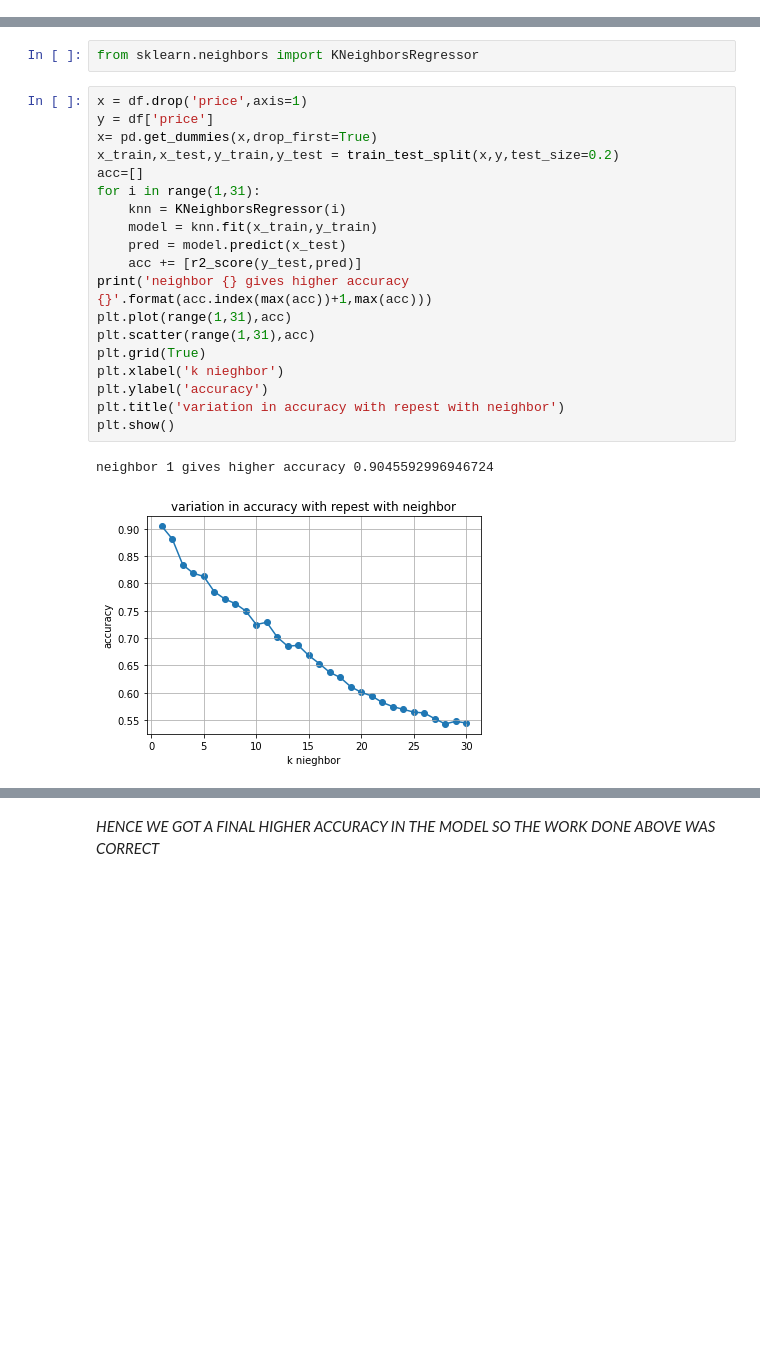
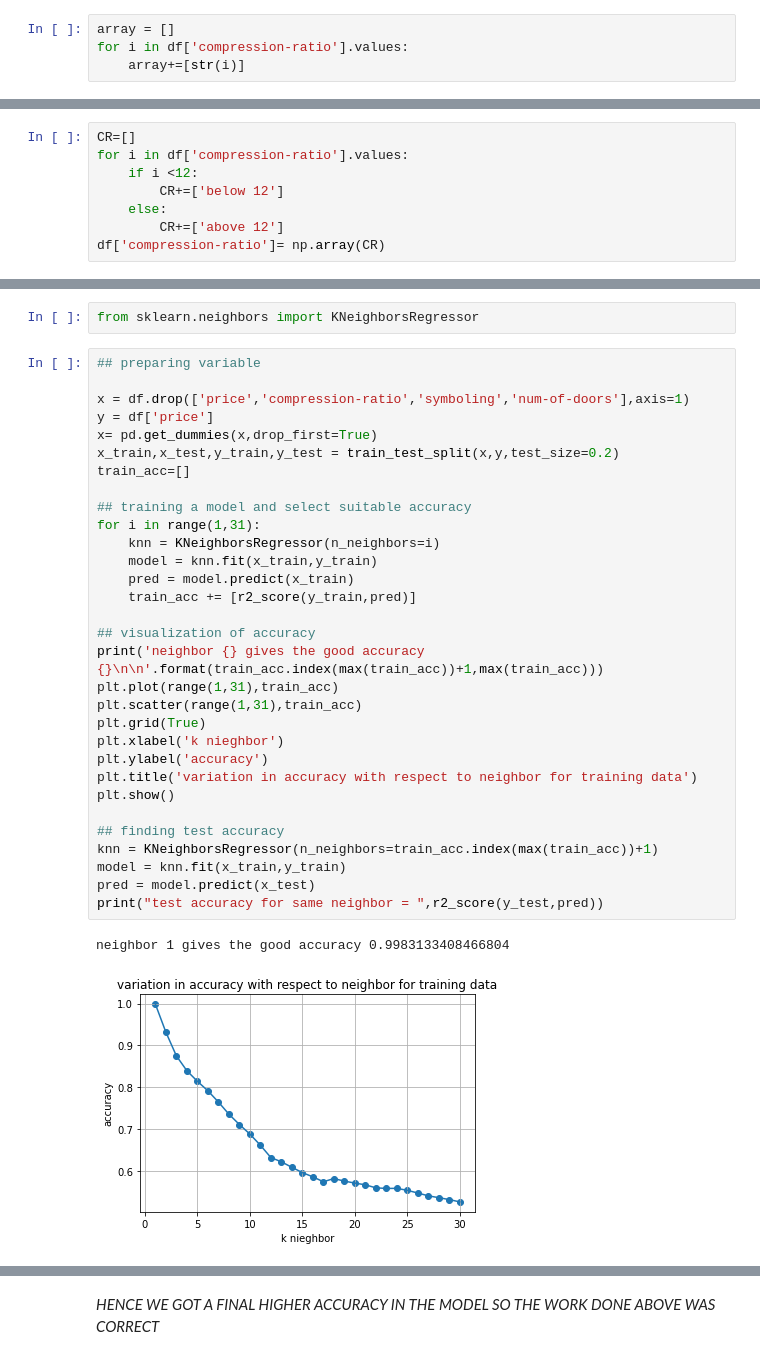
Before and after one commit to Nithishkumar13/Data-Analysis-Challenge, a Jupyter notebook: Data analysis.ipynb, the cells around one changed output, grey strips where cells are left out. Saved outputs shown, nothing was run; the diff lists cells and outputs as text; blank space fills up the shorter version.

```diff
--- a/Data analysis.ipynb
+++ b/Data analysis.ipynb
@@ -589,0 +601,4 @@ sns.regplot(x=df['height'],y=df['length'])
+# %%
+array = []
+for i in df['compression-ratio'].values:
+    array+=[str(i)]
@@ -589,0 +611,8 @@ sns.regplot(x=df['height'],y=df['length'])
+# %%
+CR=[]
+for i in df['compression-ratio'].values:
+    if i <12:
+        CR+=['below 12']
+    else:
+        CR+=['above 12']
+df['compression-ratio']= np.array(CR)
@@ -592,24 +642,36 @@ sns.regplot(x=df['height'],y=df['length'])
 # %%
 from sklearn.neighbors import KNeighborsRegressor
 # %%
-x = df.drop('price',axis=1)
+## preparing variable
+
+x = df.drop(['price','compression-ratio','symboling','num-of-doors'],axis=1)
 y = df['price']
 x= pd.get_dummies(x,drop_first=True)
 x_train,x_test,y_train,y_test = train_test_split(x,y,test_size=0.2)
-acc=[]
+train_acc=[]
+
+## training a model and select suitable accuracy
 for i in range(1,31):
-    knn = KNeighborsRegressor(i)
+    knn = KNeighborsRegressor(n_neighbors=i)
     model = knn.fit(x_train,y_train)
-    pred = model.predict(x_test)
-    acc += [r2_score(y_test,pred)]
-print('neighbor {} gives higher accuracy {}'.format(acc.index(max(acc))+1,max(acc)))
-plt.plot(range(1,31),acc)
-plt.scatter(range(1,31),acc)
+    pred = model.predict(x_train)
+    train_acc += [r2_score(y_train,pred)]
+
+## visualization of accuracy
+print('neighbor {} gives the good accuracy {}\n\n'.format(train_acc.index(max(train_acc))+1,max(train_acc)))
+plt.plot(range(1,31),train_acc)
+plt.scatter(range(1,31),train_acc)
 plt.grid(True)
 plt.xlabel('k nieghbor')
 plt.ylabel('accuracy')
-plt.title('variation in accuracy with repest with neighbor')
+plt.title('variation in accuracy with respect to neighbor for training data')
 plt.show()
+
+## finding test accuracy
+knn = KNeighborsRegressor(n_neighbors=train_acc.index(max(train_acc))+1)
+model = knn.fit(x_train,y_train)
+pred = model.predict(x_test)
+print("test accuracy for same neighbor = ",r2_score(y_test,pred))
 # %% [output]
-neighbor 1 gives higher accuracy 0.9045592996946724
+neighbor 1 gives the good accuracy 0.9983133408466804
-[figure, old version]
+[figure, new version]
```
Also changed, not shown: parts of 15 cells of this notebook.
